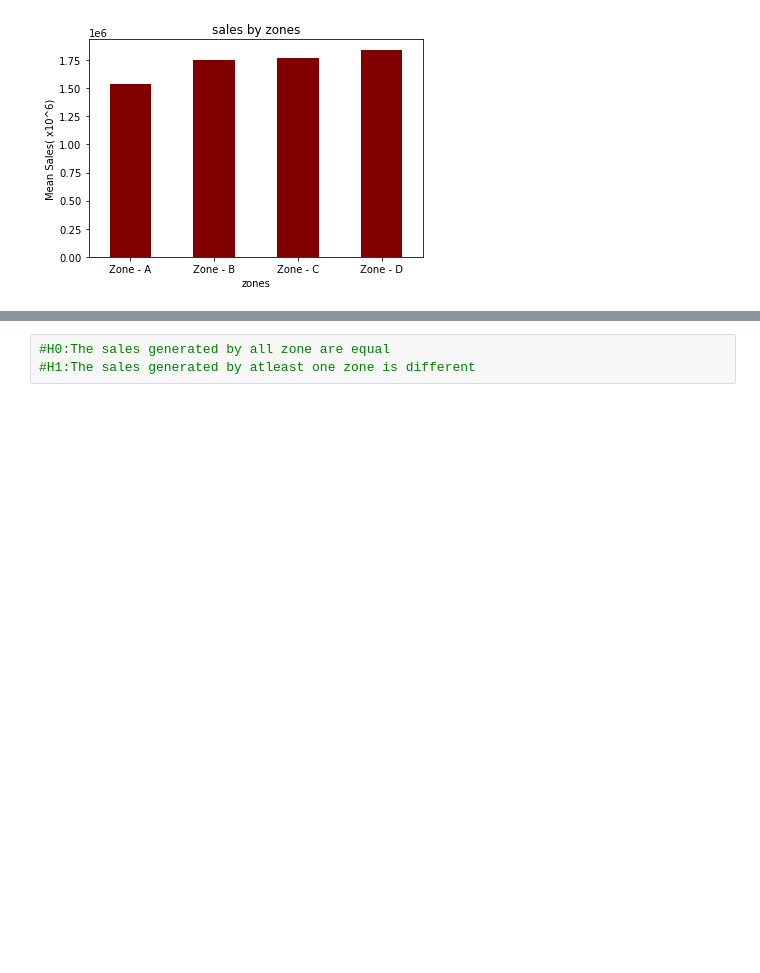
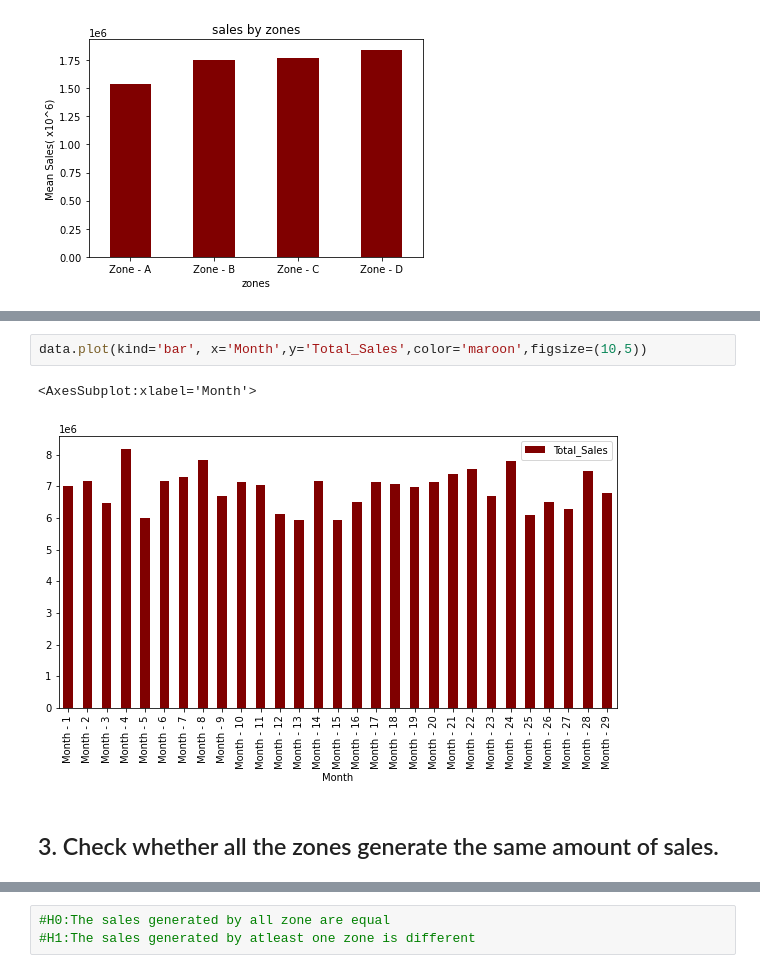
Before and after one commit to HizanaParveen/CaseStudy-4, a Jupyter notebook: Case study#4.ipynb, the cells around one changed output, grey strips where cells are left out. Saved outputs shown, nothing was run; the diff lists cells and outputs as text; blank space fills up the shorter version.

```diff
--- a/Case study#4.ipynb
+++ b/Case study#4.ipynb
@@ -80,0 +74,7 @@ plt.show()
+# %%
+data.plot(kind='bar', x='Month',y='Total_Sales',color='maroon',figsize=(10,5))
+# %% [output]
+<AxesSubplot:xlabel='Month'>
+[figure, added]
+# %% [markdown]
+## 3. Check whether all the zones generate the same amount of sales.
```
Also changed, not shown: parts of 17 cells of this notebook.
